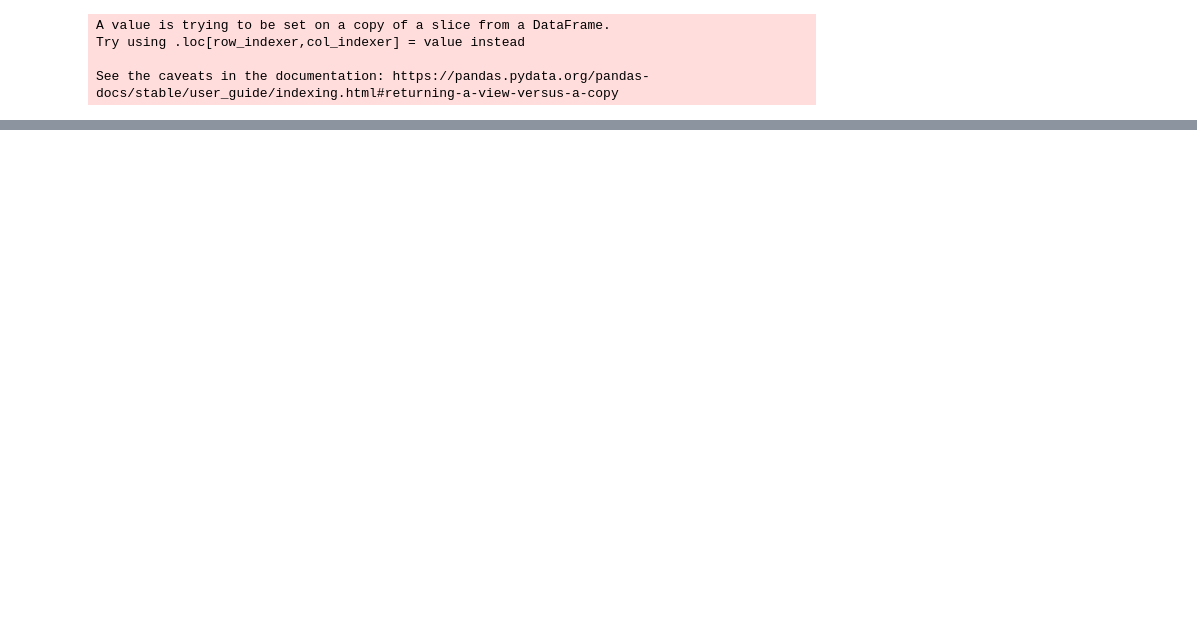
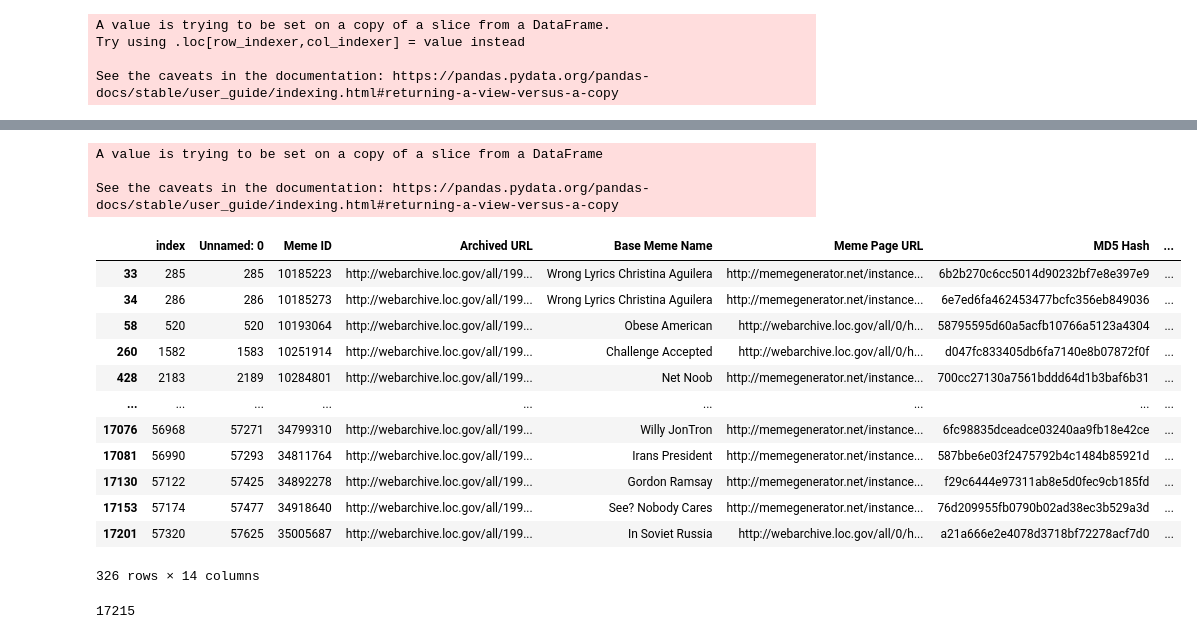
Before and after one commit to qedpi/memebot, a Jupyter notebook: nlp/experimental.ipynb, the cells around one changed output, grey strips where cells are left out. Saved outputs shown, nothing was run; the diff lists cells and outputs as text; code cells hidden in the pictures; blank space fills up the shorter version.

```diff
--- a/nlp/experimental.ipynb
+++ b/nlp/experimental.ipynb
@@ -231,0 +373,29 @@ X.shape
+# %%
+id2topic = {ind: sorted(values, key = lambda x: x[0], reverse = True)[0][-1] for ind, values in id2topic.items()}
+# %%
+df_en = df_en.reset_index()
+# %%
+df_en['lda_topic'] = df_en.index.map(id2topic)
+# %%
+for i, row in df_en[df_en.lda_topic == 0].iterrows():
+    df_en.language[i] = 'es'
+# %% [output]
+A value is trying to be set on a copy of a slice from a DataFrame
+
+See the caveats in the documentation: https://pandas.pydata.org/pandas-docs/stable/user_guide/indexing.html#returning-a-view-versus-a-copy
+# %%
+df_en[df_en.lda_topic == 3]
+# %% [output]
+|  | index | Unnamed: 0 | Meme ID | Archived URL | Base Meme Name | Meme Page URL | MD5 Hash | ... |
+| 33 | 285 | 285 | 10185223 | http://webarchive.loc.gov/all/199... | Wrong Lyrics Christina Aguilera | http://memegenerator.net/instance... | 6b2b270c6cc5014d90232bf7e8e397e9 | ... |
+| 34 | 286 | 286 | 10185273 | http://webarchive.loc.gov/all/199... | Wrong Lyrics Christina Aguilera | http://memegenerator.net/instance... | 6e7ed6fa462453477bcfc356eb849036 | ... |
+| 58 | 520 | 520 | 10193064 | http://webarchive.loc.gov/all/199... | Obese American | http://webarchive.loc.gov/all/0/h... | 58795595d60a5acfb10766a5123a4304 | ... |
+| 260 | 1582 | 1583 | 10251914 | http://webarchive.loc.gov/all/199... | Challenge Accepted | http://webarchive.loc.gov/all/0/h... | d047fc833405db6fa7140e8b07872f0f | ... |
+| 428 | 2183 | 2189 | 10284801 | http://webarchive.loc.gov/all/199... | Net Noob | http://memegenerator.net/instance... | 700cc27130a7561bddd64d1b3baf6b31 | ... |
+| ... | ... | ... | ... | ... | ... | ... | ... | ... |
+| 17076 | 56968 | 57271 | 34799310 | http://webarchive.loc.gov/all/199... | Willy JonTron | http://memegenerator.net/instance... | 6fc98835dceadce03240aa9fb18e42ce | ... |
+| 17081 | 56990 | 57293 | 34811764 | http://webarchive.loc.gov/all/199... | Irans President | http://memegenerator.net/instance... | 587bbe6e03f2475792b4c1484b85921d | ... |
+| 17130 | 57122 | 57425 | 34892278 | http://webarchive.loc.gov/all/199... | Gordon Ramsay | http://memegenerator.net/instance... | f29c6444e97311ab8e5d0fec9cb185fd | ... |
+| 17153 | 57174 | 57477 | 34918640 | http://webarchive.loc.gov/all/199... | See? Nobody Cares | http://memegenerator.net/instance... | 76d209955fb0790b02ad38ec3b529a3d | ... |
+| 17201 | 57320 | 57625 | 35005687 | http://webarchive.loc.gov/all/199... | In Soviet Russia | http://webarchive.loc.gov/all/0/h... | a21a666e2e4078d3718bf72278acf7d0 | ... |
+326 rows × 14 columns
@@ -231,0 +404,4 @@ X.shape
+# %%
+len(api_results)
+# %% [output]
+17215
```
Also changed, not shown: parts of 22 cells of this notebook.
